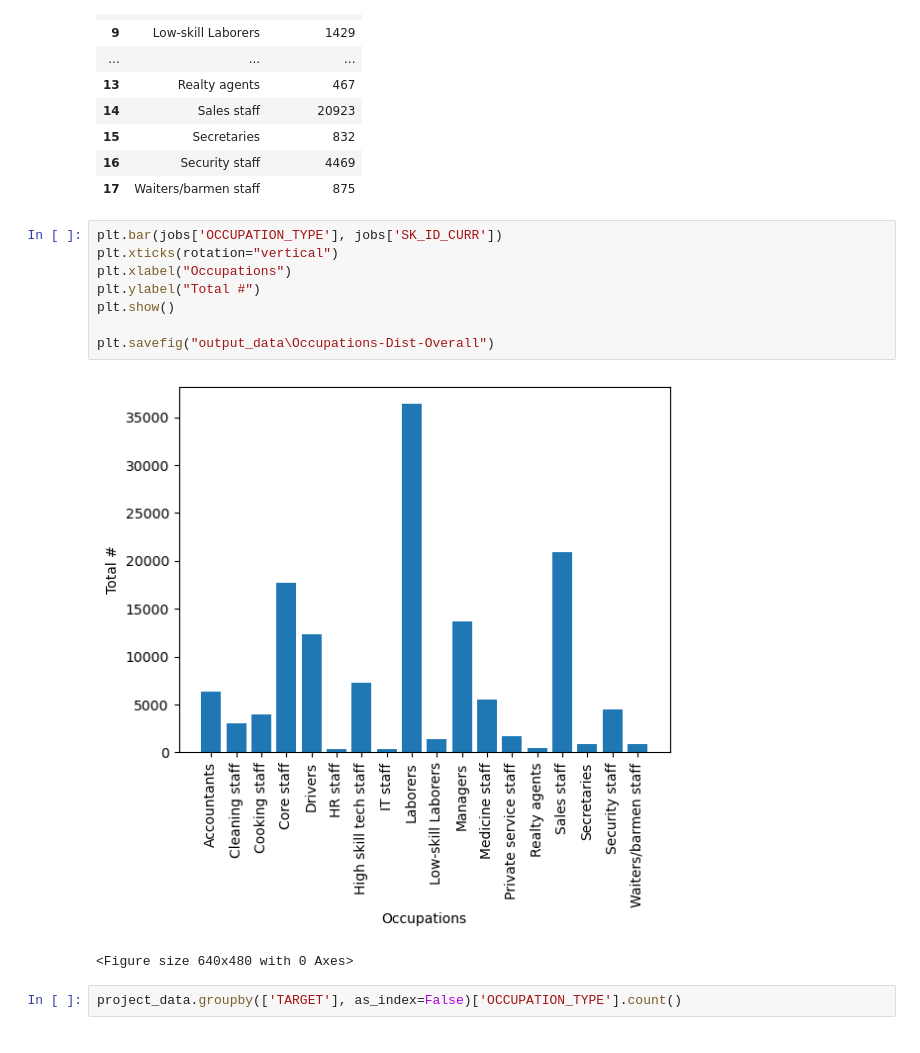
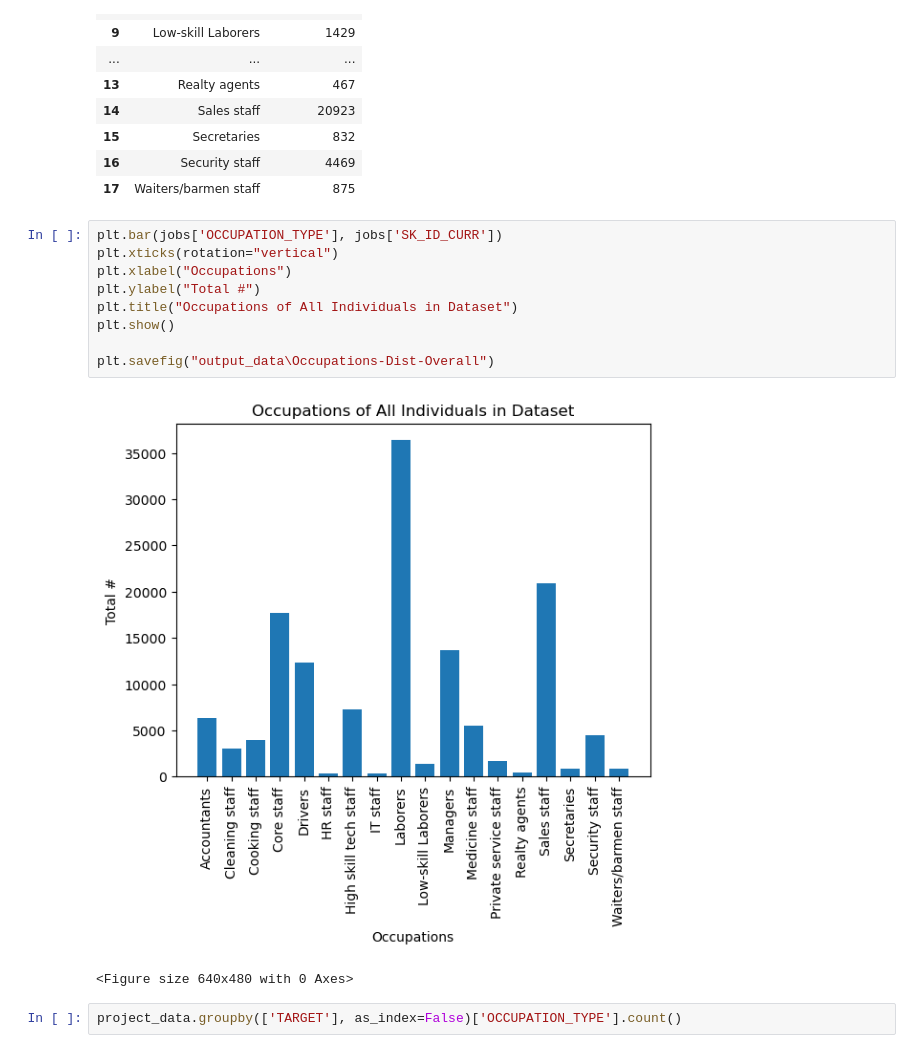
Before and after one commit to rwoodill/credit-card-defaulter-analysis, a Jupyter notebook: main maha.ipynb, the cells around one changed output. Drawn from its saved outputs; the diff is of its cells as text.

```diff
--- a/main maha.ipynb
+++ b/main maha.ipynb
@@ -88,13 +88,14 @@ jobs
 # %%
 plt.bar(jobs['OCCUPATION_TYPE'], jobs['SK_ID_CURR'])
 plt.xticks(rotation="vertical")
 plt.xlabel("Occupations")
 plt.ylabel("Total #")
+plt.title("Occupations of All Individuals in Dataset")
 plt.show()
 
 plt.savefig("output_data\Occupations-Dist-Overall")
 # %% [output]
-[figure, old version]
+[figure, new version]
 <Figure size 640x480 with 0 Axes>
 # %%
 project_data.groupby(['TARGET'], as_index=False)['OCCUPATION_TYPE'].count()
```
